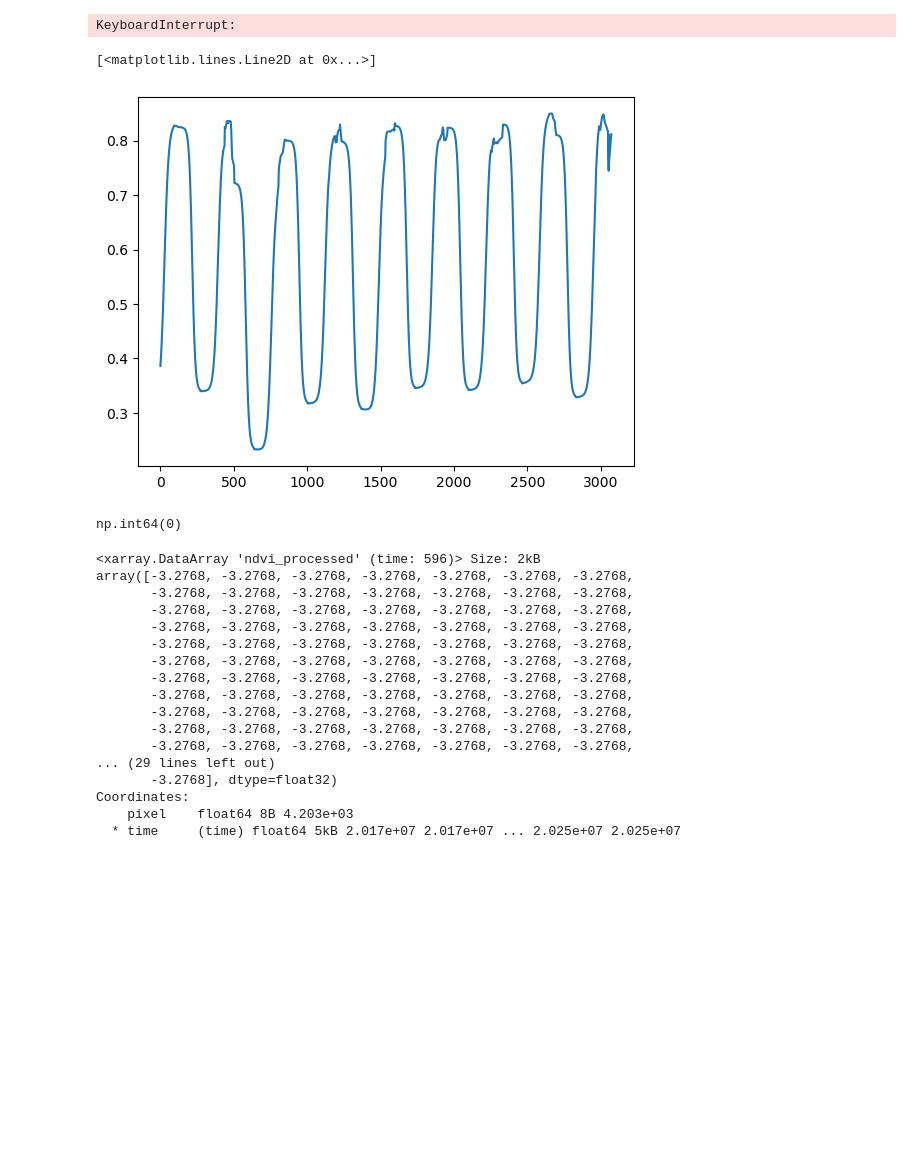
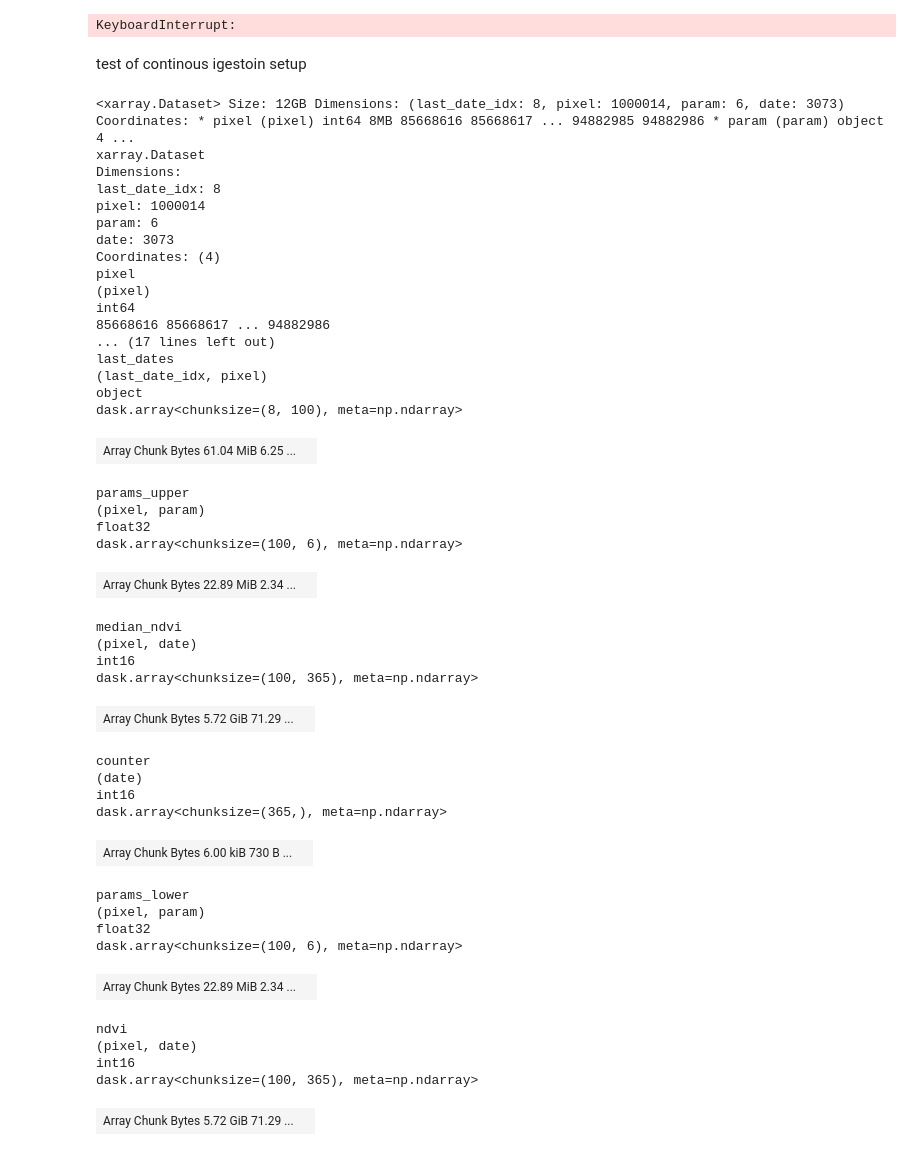
Before and after one commit to geco-bern/swiss-ndvi-processing, a Jupyter notebook: workflow_implementation/prova copy.ipynb, the cells around one changed output. Drawn from its saved outputs; the diff is of its cells as text; code cells hidden in the pictures; blank space fills up the shorter version.

Commit message:
backup continous ndvi

```diff
--- a/workflow_implementation/prova copy.ipynb
+++ b/workflow_implementation/prova copy.ipynb
@@ -99,33 +98,53 @@ Pixel 4779 has NDVI values greater than 1
 Pixel 5021 has NDVI values greater than 1
 Pixel 5024 has NDVI values greater than 1
 KeyboardInterrupt:
-# %%
-prova = ds["ndvi_processed"].isel(pixel=1).load()
-plt.plot(np.arange(3073),prova.values)
-# %% [output]
-[<matplotlib.lines.Line2D at 0x...>]
-[figure, removed]
-# %%
-((prova.values < 1) & (prova.values > 0)).sum()
-# %% [output]
-np.int64(0)
-# %%
-prova[prova.values < 1]
-# %% [output]
-<xarray.DataArray 'ndvi_processed' (time: 596)> Size: 2kB
-array([-3.2768, -3.2768, -3.2768, -3.2768, -3.2768, -3.2768, -3.2768,
-       -3.2768, -3.2768, -3.2768, -3.2768, -3.2768, -3.2768, -3.2768,
-       -3.2768, -3.2768, -3.2768, -3.2768, -3.2768, -3.2768, -3.2768,
-       -3.2768, -3.2768, -3.2768, -3.2768, -3.2768, -3.2768, -3.2768,
-       -3.2768, -3.2768, -3.2768, -3.2768, -3.2768, -3.2768, -3.2768,
-       -3.2768, -3.2768, -3.2768, -3.2768, -3.2768, -3.2768, -3.2768,
-       -3.2768, -3.2768, -3.2768, -3.2768, -3.2768, -3.2768, -3.2768,
-       -3.2768, -3.2768, -3.2768, -3.2768, -3.2768, -3.2768, -3.2768,
-       -3.2768, -3.2768, -3.2768, -3.2768, -3.2768, -3.2768, -3.2768,
-       -3.2768, -3.2768, -3.2768, -3.2768, -3.2768, -3.2768, -3.2768,
-       -3.2768, -3.2768, -3.2768, -3.2768, -3.2768, -3.2768, -3.2768,
-... (29 lines left out)
-       -3.2768], dtype=float32)
-Coordinates:
-    pixel    float64 8B 4.203e+03
-  * time     (time) float64 5kB 2.017e+07 2.017e+07 ... 2.025e+07 2.025e+07
+# %% [markdown]
+test of continous igestoin setup
+# %%
+INPUT_DIR = "/data_3/scratch/francesco/new_zarr.zarr"
+ds = xr.open_zarr(INPUT_DIR, chunks="auto")
+ds
+# %% [output]
+<xarray.Dataset> Size: 12GB Dimensions: (last_date_idx: 8, pixel: 1000014, param: 6, date: 3073) Coordinates: * pixel (pixel) int64 8MB 85668616 85668617 ... 94882985 94882986 * param (param) object 4 ...
+xarray.Dataset
+Dimensions:
+last_date_idx: 8
+pixel: 1000014
+param: 6
+date: 3073
+Coordinates: (4)
+pixel
+(pixel)
+int64
+85668616 85668617 ... 94882986
+... (17 lines left out)
+last_dates
+(last_date_idx, pixel)
+object
+dask.array<chunksize=(8, 100), meta=np.ndarray>
+| Array Chunk Bytes 61.04 MiB 6.25 ... |  |
+params_upper
+(pixel, param)
+float32
+dask.array<chunksize=(100, 6), meta=np.ndarray>
+| Array Chunk Bytes 22.89 MiB 2.34 ... |  |
+median_ndvi
+(pixel, date)
+int16
+dask.array<chunksize=(100, 365), meta=np.ndarray>
+| Array Chunk Bytes 5.72 GiB 71.29 ... |  |
+counter
+(date)
+int16
+dask.array<chunksize=(365,), meta=np.ndarray>
+| Array Chunk Bytes 6.00 kiB 730 B ... |  |
+params_lower
+(pixel, param)
+float32
+dask.array<chunksize=(100, 6), meta=np.ndarray>
+| Array Chunk Bytes 22.89 MiB 2.34 ... |  |
+ndvi
+(pixel, date)
+int16
+dask.array<chunksize=(100, 365), meta=np.ndarray>
+| Array Chunk Bytes 5.72 GiB 71.29 ... |  |
```
Also changed, not shown: parts of 6 cells of this notebook, 9 other files.
